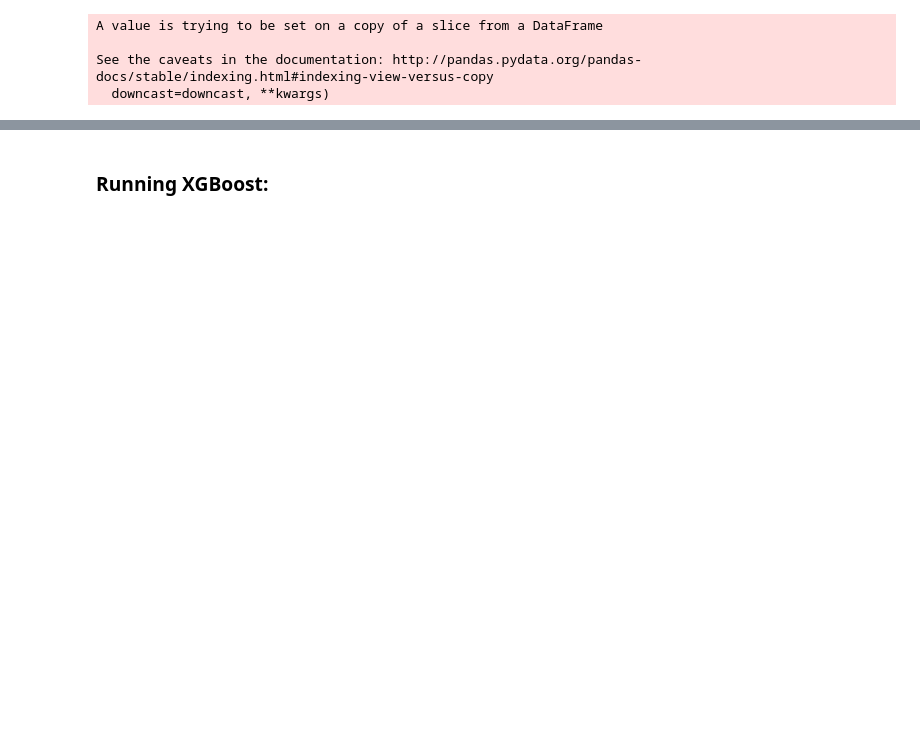
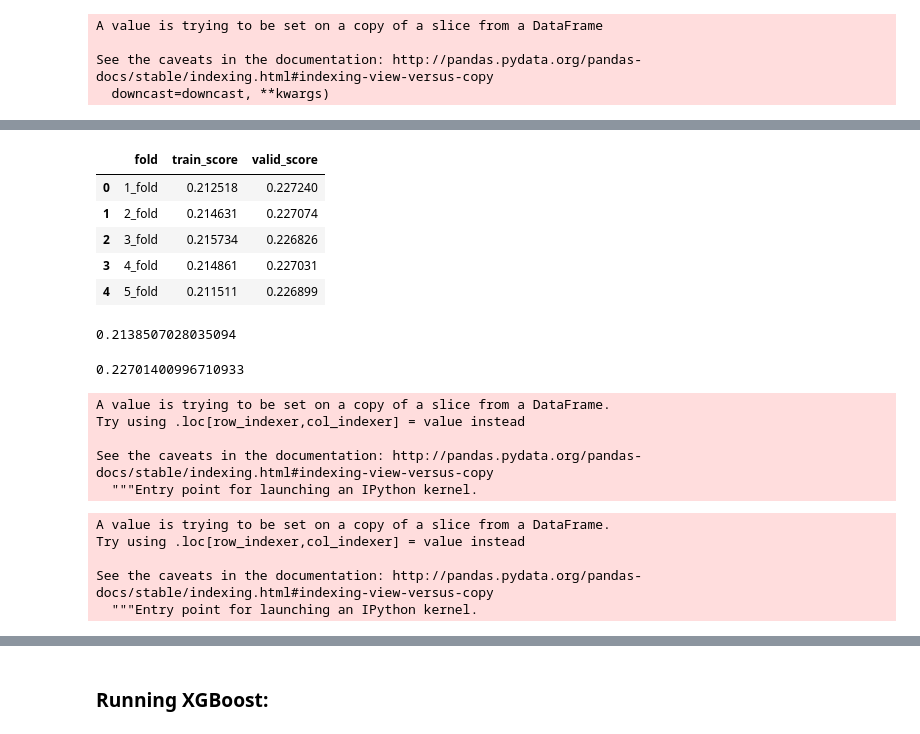
Before and after one commit to pkgandhi/Avito, a Jupyter notebook: Modeling.ipynb, the cells around one changed output, grey strips where cells are left out. Saved outputs shown, nothing was run; the diff lists cells and outputs as text; code cells hidden in the pictures; blank space fills up the shorter version.

```diff
--- a/Modeling.ipynb
+++ b/Modeling.ipynb
@@ -115,10 +168,12 @@ def run_lgb(train_X, val_X):
         "verbosity" : -1
     }
 
-    lgtrain = lgb.Dataset(train_X[predictors].values, label=train_X[target].values)
-    lgval = lgb.Dataset(val_X[predictors].values, label=val_X[target].values)
+    lgtrain = lgb.Dataset(train_X[predictors].values, label=train_X[target].values, feature_name=predictors)
+    lgval = lgb.Dataset(val_X[predictors].values, label=val_X[target].values, feature_name=predictors)
     evals_result = {}
-    model = lgb.train(params, lgtrain, 5000, valid_sets=[lgtrain, lgval], early_stopping_rounds=100, verbose_eval=20, evals_result=evals_result)
+    model = lgb.train(params, lgtrain, 5000, valid_sets=[lgtrain, lgval], valid_names=['train','valid'],
+                      early_stopping_rounds=100, verbose_eval=20, evals_result=evals_result)
+    #model = lgb.cv(params, lgtrain, 5000, verbose_eval=20, nfold=5, stratified=True)
 
     #pred_test_y = model.predict(test_X, num_iteration=model.best_iteration)
     return model, evals_result
@@ -200,0 +226,2 @@ gridSearchCV.grid_scores_
+# %%
+kf = KFold(n_splits=5)
@@ -200,0 +232,21 @@ gridSearchCV.grid_scores_
+# %%
+columns = ['fold','train_score','valid_score']
+final_stats = pd.DataFrame(columns=columns)
+train_data = pd.DataFrame()
+val_data = pd.DataFrame()
+n=1
+for train_index, val_index in kf.split(train_df):
+    train_data, val_data = train_df.loc[train_index], train_df.loc[val_index]
+    #y_train, y_test = y[train_index], y[val_index]
+    kfold = str(n)+'_fold'
+    print("Modeling for {}".format(kfold))
+    model, result = run_lgb(train_data, val_data)
+    results = {'fold'       : kfold,
+               'train_score': result['train']['rmse'][model.best_iteration],
+               'valid_score': result['valid']['rmse'][model.best_iteration]
+        }
+    final_stats = final_stats.append(results, ignore_index=True)
+    print("Done modeling...")
+    print("Generating predictions....")
+    test_df[kfold+'_predictions'] = model.predict(test_df[predictors], num_iteration=model.best_iteration)
+    n=n+1
@@ -200,0 +292,9 @@ gridSearchCV.grid_scores_
+# %%
+final_stats
+# %% [output]
+|  | fold | train_score | valid_score |
+| 0 | 1_fold | 0.212518 | 0.227240 |
+| 1 | 2_fold | 0.214631 | 0.227074 |
+| 2 | 3_fold | 0.215734 | 0.226826 |
+| 3 | 4_fold | 0.214861 | 0.227031 |
+| 4 | 5_fold | 0.211511 | 0.226899 |
@@ -200,0 +303,24 @@ gridSearchCV.grid_scores_
+# %%
+np.average(final_stats['train_score'])
+# %% [output]
+0.2138507028035094
+# %%
+np.average(final_stats['valid_score'])
+# %% [output]
+0.22701400996710933
+# %%
+test_df['deal_probability'] = np.average(test_df[['1_fold_predictions','2_fold_predictions','3_fold_predictions','4_fold_predictions','5_fold_predictions']], axis=1)
+# %% [output]
+A value is trying to be set on a copy of a slice from a DataFrame.
+Try using .loc[row_indexer,col_indexer] = value instead
+
+See the caveats in the documentation: http://pandas.pydata.org/pandas-docs/stable/indexing.html#indexing-view-versus-copy
+  """Entry point for launching an IPython kernel.
+# %%
+test_df['deal_probability'] = np.clip(np.array(test_df['deal_probability']),0,1)
+# %% [output]
+A value is trying to be set on a copy of a slice from a DataFrame.
+Try using .loc[row_indexer,col_indexer] = value instead
+
+See the caveats in the documentation: http://pandas.pydata.org/pandas-docs/stable/indexing.html#indexing-view-versus-copy
+  """Entry point for launching an IPython kernel.
```
Also changed, not shown: parts of 53 cells of this notebook.
